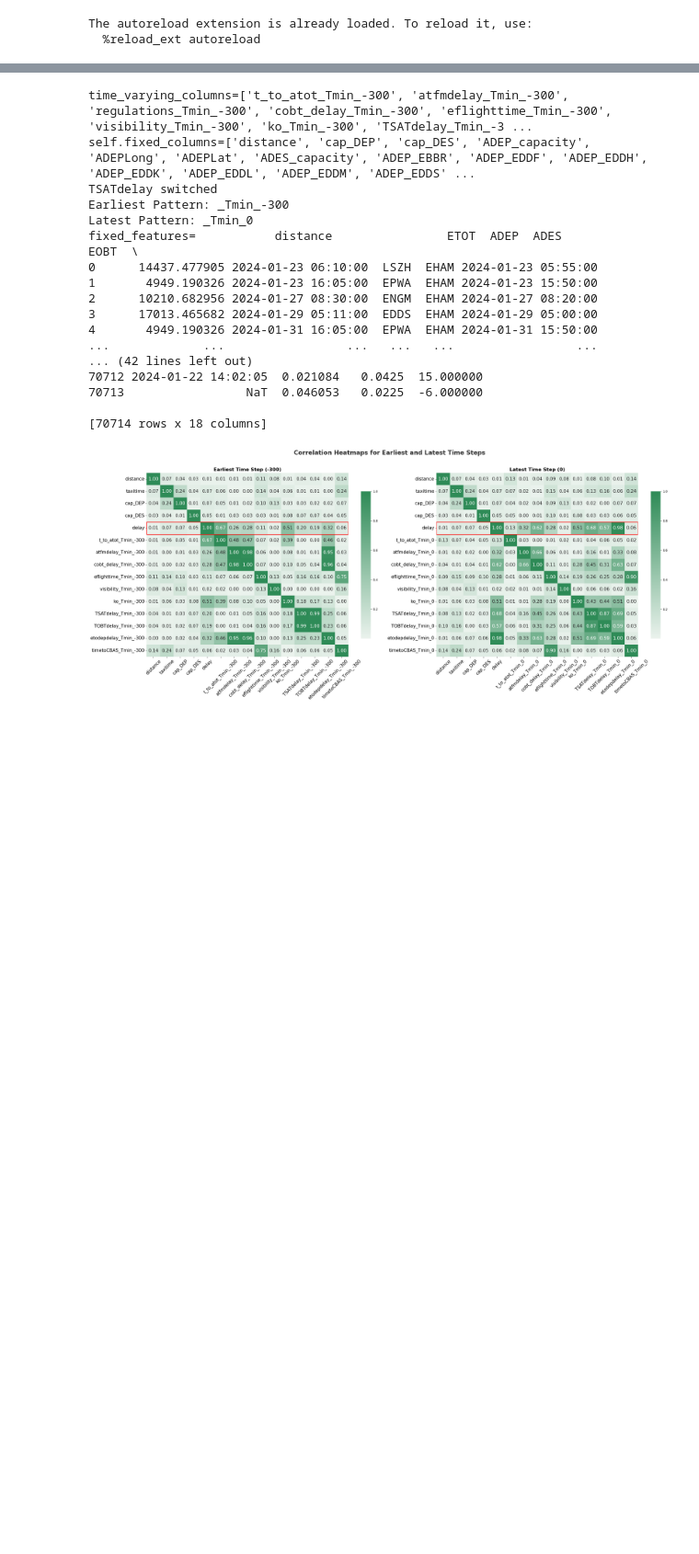
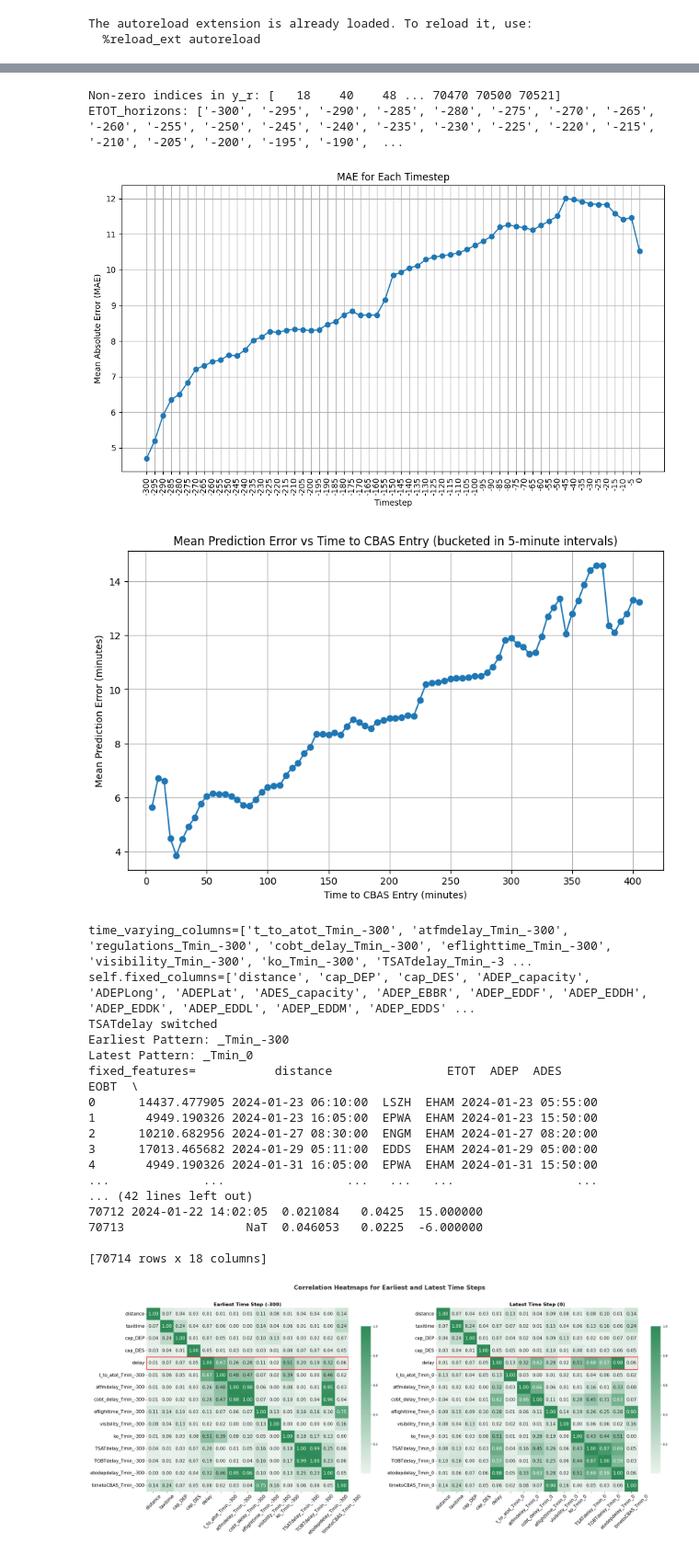
Before and after one commit to 0578Tex/AirTrafficDelay, a Jupyter notebook: analysis.ipynb, the cells around one changed output, grey strips where cells are left out. Shown at 92% size. Saved outputs shown, nothing was run; the diff lists cells and outputs as text; code cells hidden in the pictures; blank space fills up the shorter version.

```diff
--- a/analysis.ipynb
+++ b/analysis.ipynb
@@ -19,29 +19,3 @@ warnings.simplefilter(action='ignore')
 # %% [output]
 The autoreload extension is already loaded. To reload it, use:
   %reload_ext autoreload
-# %%
-output= r'C:\Users\iLabs_6\Documents\Tex\allwithCBAS'
-df = 'extended_df_ATOT'
-df = 'extendedATOT-ko.pkl' ### LEAKAGE?
-
-### 3123 eersete met goede shift
-
-with  open(os.path.join(output, df), 'rb') as f:
-    extended_df = pickle.load(f)
-# extended_df = extended_df.loc[:, ~extended_df.columns.str.contains('t_to_atot', case=False)]
-
-X, y, colnames = filtering_data(extended_df, airport ='EHAM', save=True)
-# df_top50_flights
-X = X.drop(['ADES_EHAM', 'ADESLong', 'ADESLat', 'cbasentry'], axis =1)
-# X.fillna(0, inplace=True)
-X.describe()
-data_prep = DataPreparation( prefix='_Tmin_')
-X_train_tensor, y_train_tensor, X_test_tensor, y_test_tensor, time_horizons, cbaslabels = data_prep.fit_transform_data(X, y)
-
-# output= r'C:\Users\iLabs_6\Documents\Tex\LSTM_models'
-# modelname = 'lstm3-dropout03-head4shift6-100-5.pkl' ## GOEOE
-# modelname = 'lstm3-dropout03-head4shift6-fout.pkl' ## LEAkage?
-# modelname = 'lstm3-dropout03-shift2-fake.pkl' ## lager shift
-
-# with  open(os.path.join(output, modelname), 'rb') as f:
-#     best_model = pickle.load(f)
@@ -58,0 +83,8 @@ X_train_tensor, y_train_tensor, X_test_tensor, y_test_tensor, time_horizons, cba
+# %%
+data_prep = DataPreparation()
+
+
+X_train_tensor, y_train_tensor, X_test_tensor, y_test_tensor, time_horizons, cbaslabels = data_prep.fit_transform_data(X, y)
+X_real, ETOT_horizons, cbaslabels = data_prep.transform_data(X_r)
+
+X_train, X_test, y_train, y_test = data_prep.fit_transform_data(X, y, split_ratio=0.8, mode='rf')
@@ -59,3 +103,10 @@ X_train_tensor, y_train_tensor, X_test_tensor, y_test_tensor, time_horizons, cba
+# %%
+mae_timestep, mae_bucket = calculate_and_plot_errors(y_r, X_real, best_model, data_prep, ETOT_horizons, cbaslabels)
+# %% [output]
+Non-zero indices in y_r: [   18    40    48 ... 70470 70500 70521]
+ETOT_horizons: ['-300', '-295', '-290', '-285', '-280', '-275', '-270', '-265', '-260', '-255', '-250', '-245', '-240', '-235', '-230', '-225', '-220', '-215', '-210', '-205', '-200', '-195', '-190',  ...
+[figure, added]
+[figure, added]
 # %%
 warnings.filterwarnings("ignore", category=UserWarning)
 warnings.simplefilter(action='ignore', category=pd.errors.PerformanceWarning)
```
Also changed, not shown: parts of 4 cells of this notebook, 2 other files.
